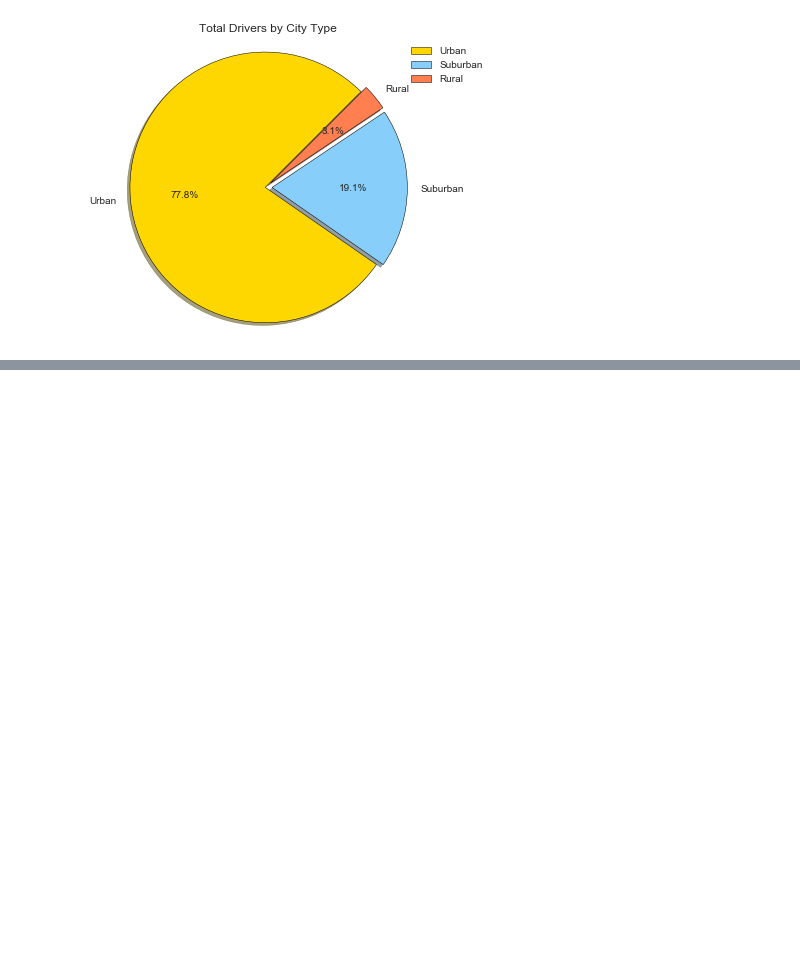
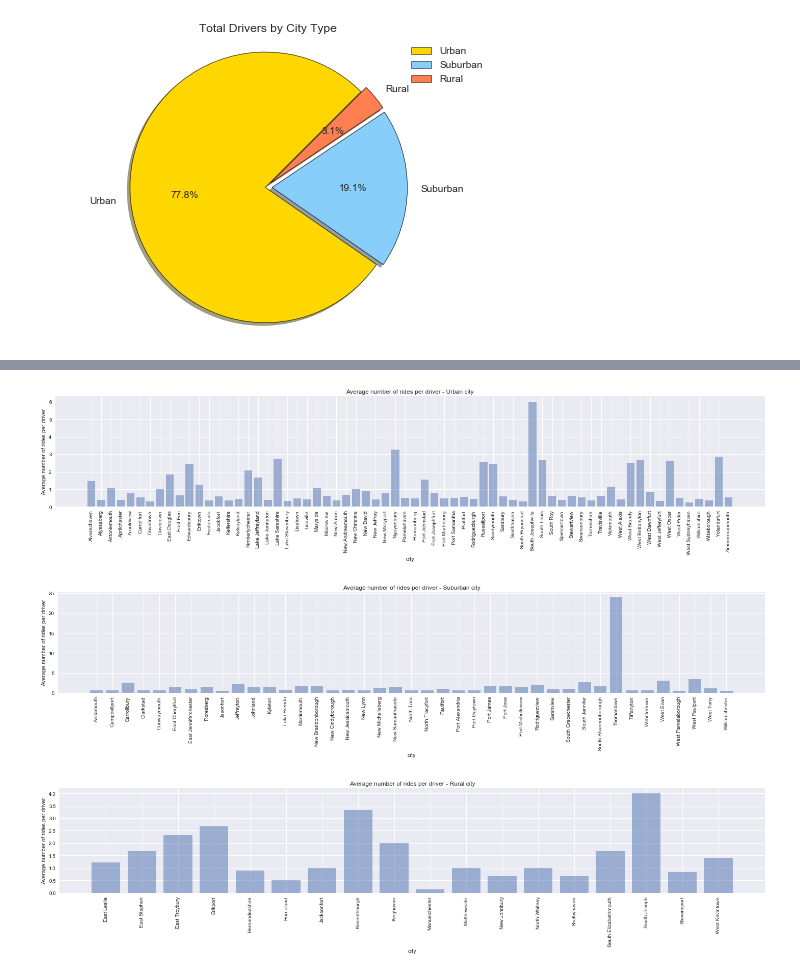
Before and after one commit to asela1982/utdatanalytics-wk5-hw-matplotlib, a Jupyter notebook: Pyber/Pyber.ipynb, the cells around one changed output, grey strips where cells are left out. Cells and saved outputs as stored; diff of their text form; code cells hidden in the pictures; blank space fills up the shorter version.

```diff
--- a/Pyber/Pyber.ipynb
+++ b/Pyber/Pyber.ipynb
@@ -268,0 +260,19 @@ df_city
+# %%
+# bargraphs
+for item in df['type'].value_counts().reset_index()['index']:
+
+        plt.figure(figsize=(20,5))
+        x_axis = np.arange(len(df[df['type'] == item]['Average riders per driver']))
+        tick_locations = [value+0.4 for value in x_axis]
+        df['Average riders per driver'] = df['ride_id']/df['driver_count']
+        plt.bar(x_axis,df[df['type'] == item]['Average riders per driver'],align="edge",alpha=0.5)
+        plt.xticks(tick_locations, df[df['type'] == item]["city"], rotation="vertical")
+        plt.title(f"Average number of rides per driver - {item} city")
+        plt.ylabel('Average number of rides per driver')
+        plt.xlabel('city')
+        plt.tight_layout()
+        plt.show()
+# %% [output]
+[figure, added]
+[figure, added]
+[figure, added]
```
Also changed, not shown: parts of 8 cells of this notebook.
